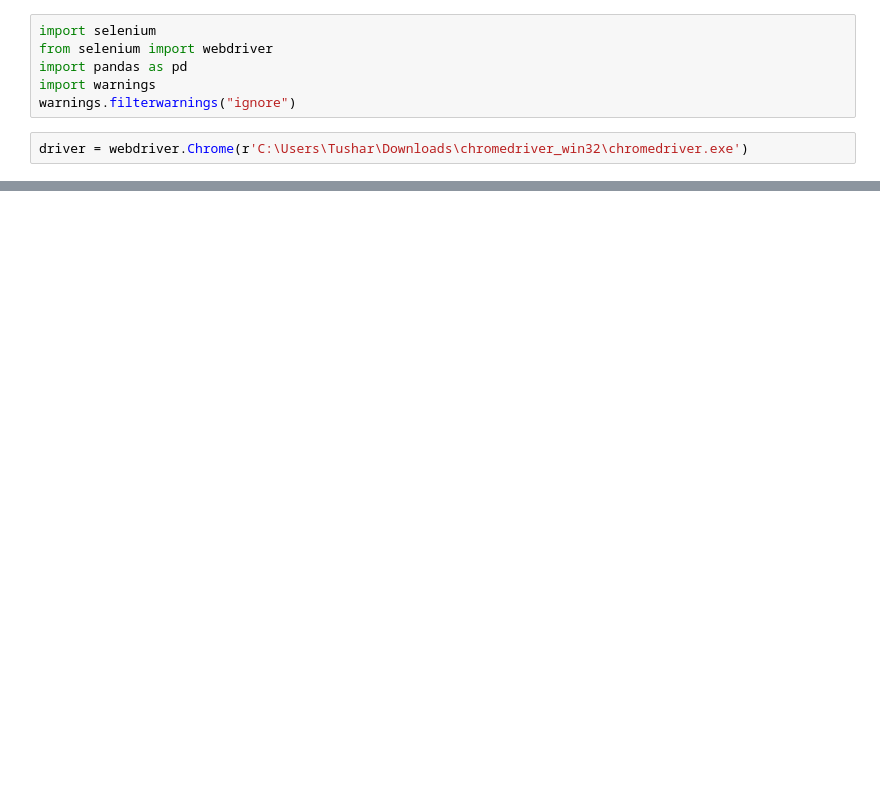
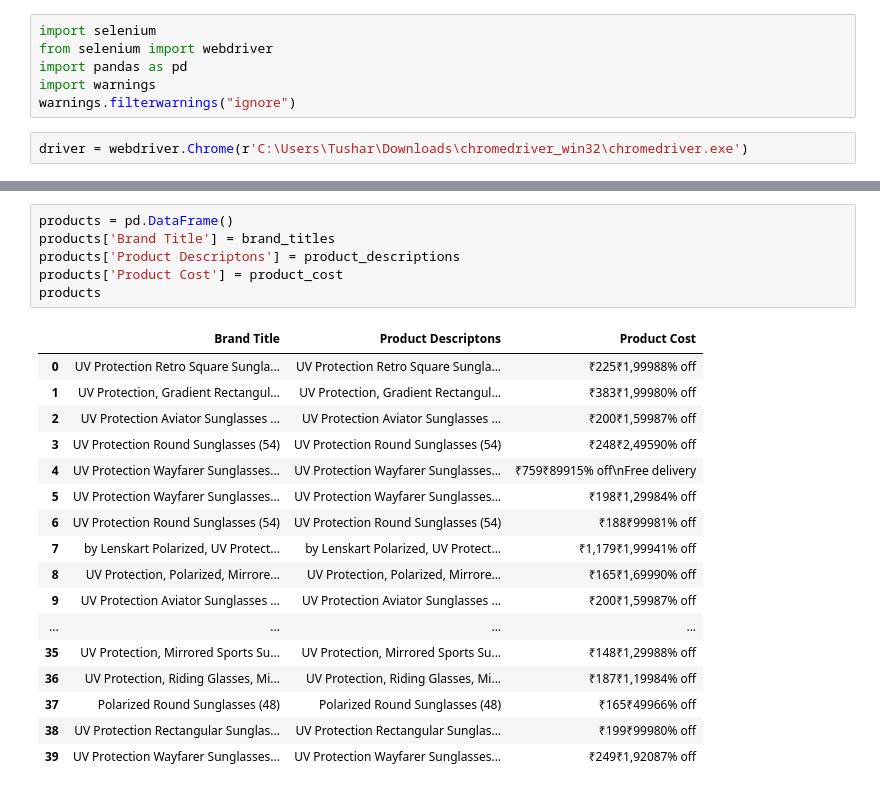
Before and after one commit to Tusharp09/Internship23, a Jupyter notebook: Assignment 2.ipynb, the cells around one changed output, grey strips where cells are left out. Saved outputs shown, nothing was run; the diff lists cells and outputs as text; blank space fills up the shorter version.

```diff
--- a/Assignment 2.ipynb
+++ b/Assignment 2.ipynb
@@ -42,0 +630,24 @@ Backtrace:
+# %%
+products = pd.DataFrame()
+products['Brand Title'] = brand_titles
+products['Product Descriptons'] = product_descriptions
+products['Product Cost'] = product_cost
+products
+# %% [output]
+|  | Brand Title | Product Descriptons | Product Cost |
+| 0 | UV Protection Retro Square Sungla... | UV Protection Retro Square Sungla... | ₹225₹1,99988% off |
+| 1 | UV Protection, Gradient Rectangul... | UV Protection, Gradient Rectangul... | ₹383₹1,99980% off |
+| 2 | UV Protection Aviator Sunglasses ... | UV Protection Aviator Sunglasses ... | ₹200₹1,59987% off |
+| 3 | UV Protection Round Sunglasses (54) | UV Protection Round Sunglasses (54) | ₹248₹2,49590% off |
+| 4 | UV Protection Wayfarer Sunglasses... | UV Protection Wayfarer Sunglasses... | ₹759₹89915% off\nFree delivery |
+| 5 | UV Protection Wayfarer Sunglasses... | UV Protection Wayfarer Sunglasses... | ₹198₹1,29984% off |
+| 6 | UV Protection Round Sunglasses (54) | UV Protection Round Sunglasses (54) | ₹188₹99981% off |
+| 7 | by Lenskart Polarized, UV Protect... | by Lenskart Polarized, UV Protect... | ₹1,179₹1,99941% off |
+| 8 | UV Protection, Polarized, Mirrore... | UV Protection, Polarized, Mirrore... | ₹165₹1,69990% off |
+| 9 | UV Protection Aviator Sunglasses ... | UV Protection Aviator Sunglasses ... | ₹200₹1,59987% off |
+| ... | ... | ... | ... |
+| 35 | UV Protection, Mirrored Sports Su... | UV Protection, Mirrored Sports Su... | ₹148₹1,29988% off |
+| 36 | UV Protection, Riding Glasses, Mi... | UV Protection, Riding Glasses, Mi... | ₹187₹1,19984% off |
+| 37 | Polarized Round Sunglasses (48) | Polarized Round Sunglasses (48) | ₹165₹49966% off |
+| 38 | UV Protection Rectangular Sunglas... | UV Protection Rectangular Sunglas... | ₹199₹99980% off |
+| 39 | UV Protection Wayfarer Sunglasses... | UV Protection Wayfarer Sunglasses... | ₹249₹1,92087% off |
```
Also changed, not shown: parts of 85 cells of this notebook.
